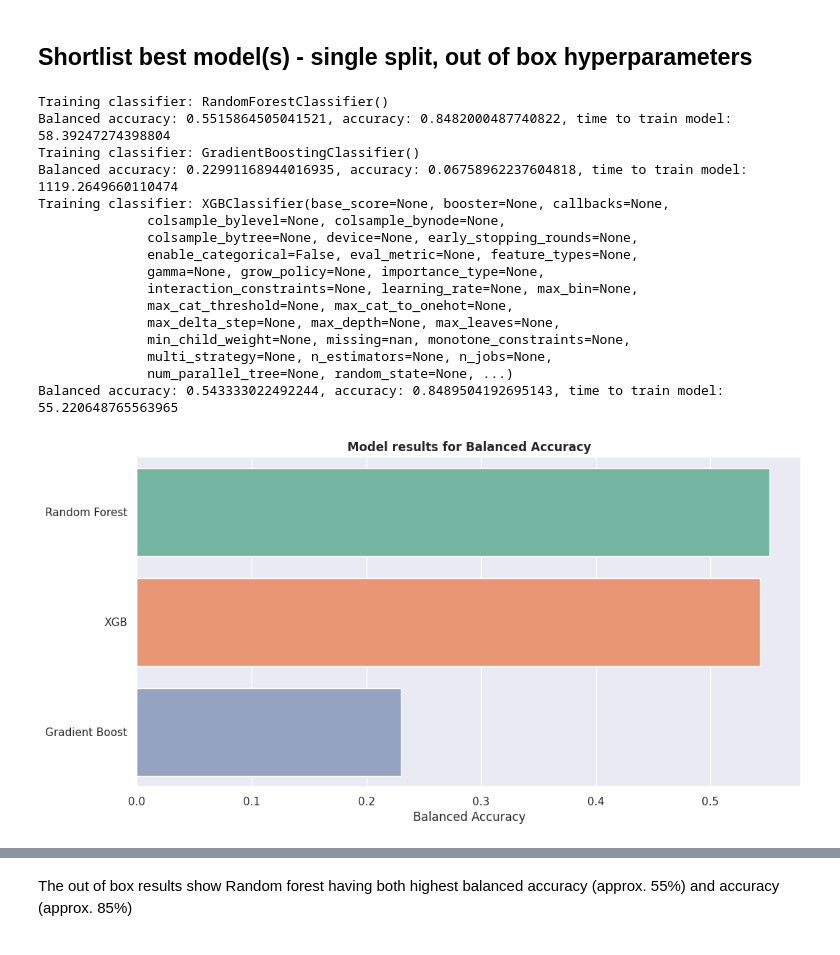
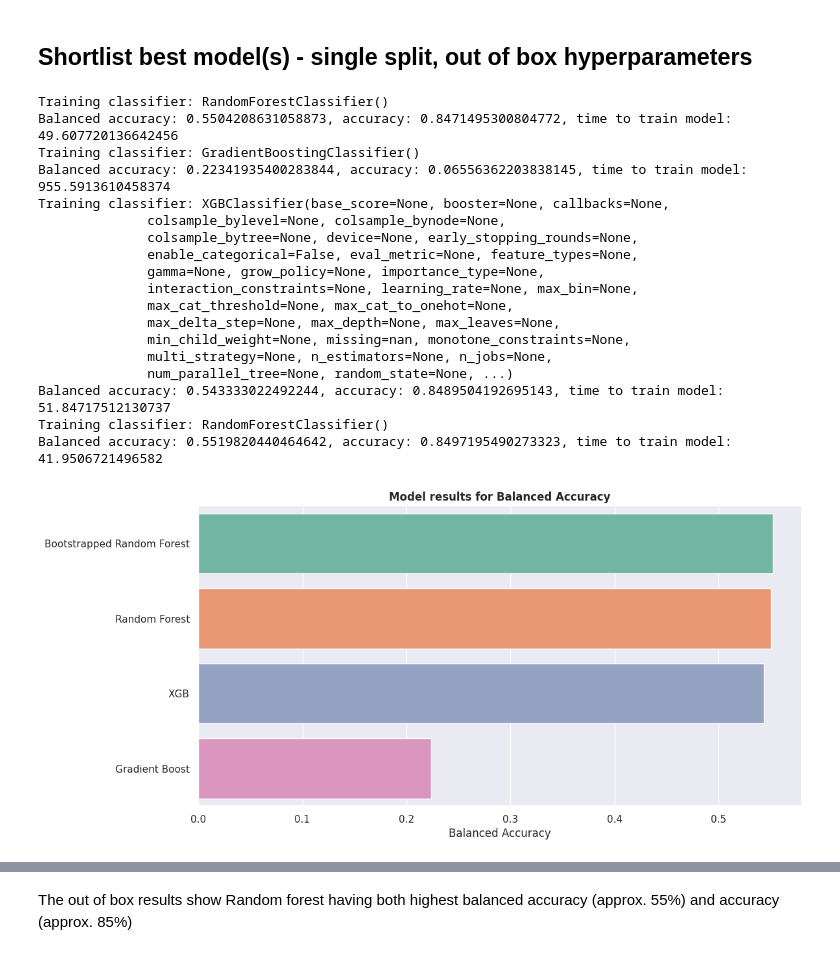
Before and after one commit to saumyad03/cs482-assignments, a Jupyter notebook: predict_ship_type.ipynb, the cells around one changed output, grey strips where cells are left out. Saved outputs shown, nothing was run; the diff lists cells and outputs as text; code cells hidden in the pictures.

```diff
--- a/predict_ship_type.ipynb
+++ b/predict_ship_type.ipynb
@@ -602,7 +609,8 @@ classifiers = [
     GradientBoostingClassifier(),
     #GaussianNB(),
     #LinearDiscriminantAnalysis(),
-    xgb.XGBClassifier()
+    xgb.XGBClassifier(),
+    RandomForestClassifier(bootstrap=True)
 ]
 # %%
 bal_acc_res = list()
@@ -627,9 +635,9 @@ for mod in classifiers:
         print(f"Error in {mod}")
 # %% [output]
 Training classifier: RandomForestClassifier()
-Balanced accuracy: 0.5515864505041521, accuracy: 0.8482000487740822, time to train model: 58.39247274398804
+Balanced accuracy: 0.5504208631058873, accuracy: 0.8471495300804772, time to train model: 49.607720136642456
 Training classifier: GradientBoostingClassifier()
-Balanced accuracy: 0.22991168944016935, accuracy: 0.06758962237604818, time to train model: 1119.2649660110474
+Balanced accuracy: 0.22341935400283844, accuracy: 0.06556362203838145, time to train model: 955.5913610458374
 Training classifier: XGBClassifier(base_score=None, booster=None, callbacks=None,
               colsample_bylevel=None, colsample_bynode=None,
               colsample_bytree=None, device=None, early_stopping_rounds=None,
@@ -641,28 +649,31 @@ Training classifier: XGBClassifier(base_score=None, booster=None, callbacks=None
               min_child_weight=None, missing=nan, monotone_constraints=None,
               multi_strategy=None, n_estimators=None, n_jobs=None,
               num_parallel_tree=None, random_state=None, ...)
-Balanced accuracy: 0.543333022492244, accuracy: 0.8489504192695143, time to train model: 55.220648765563965
+Balanced accuracy: 0.543333022492244, accuracy: 0.8489504192695143, time to train model: 51.84717512130737
+Training classifier: RandomForestClassifier()
+Balanced accuracy: 0.5519820440464642, accuracy: 0.8497195490273323, time to train model: 41.9506721496582
 # %%
 names = [
     'Random Forest',
     #'MLP',
     'Gradient Boost',
     #'Gaussian NB',
     #'LDA',
-    'XGB'
+    'XGB',
+    'Bootstrapped Random Forest'
 ]
 
 results = pd.DataFrame(bal_acc_res, index=names)
 
 results = results.set_axis(['Balanced Accuracy'], axis=1, copy=False).sort_values(by='Balanced Accuracy', ascending=False)
 
 plt.figure(figsize=(12,6))
 sns.barplot(x=results['Balanced Accuracy'], y=results.index, palette='Set2')
 plt.title('Model results for Balanced Accuracy', weight='bold')
 
 plt.show()
 # %% [output]
-[figure, old version]
+[figure, new version]
 # %%
 results = pd.DataFrame(acc_res, index=names)
 
```
Also changed, not shown: parts of 17 cells of this notebook.
